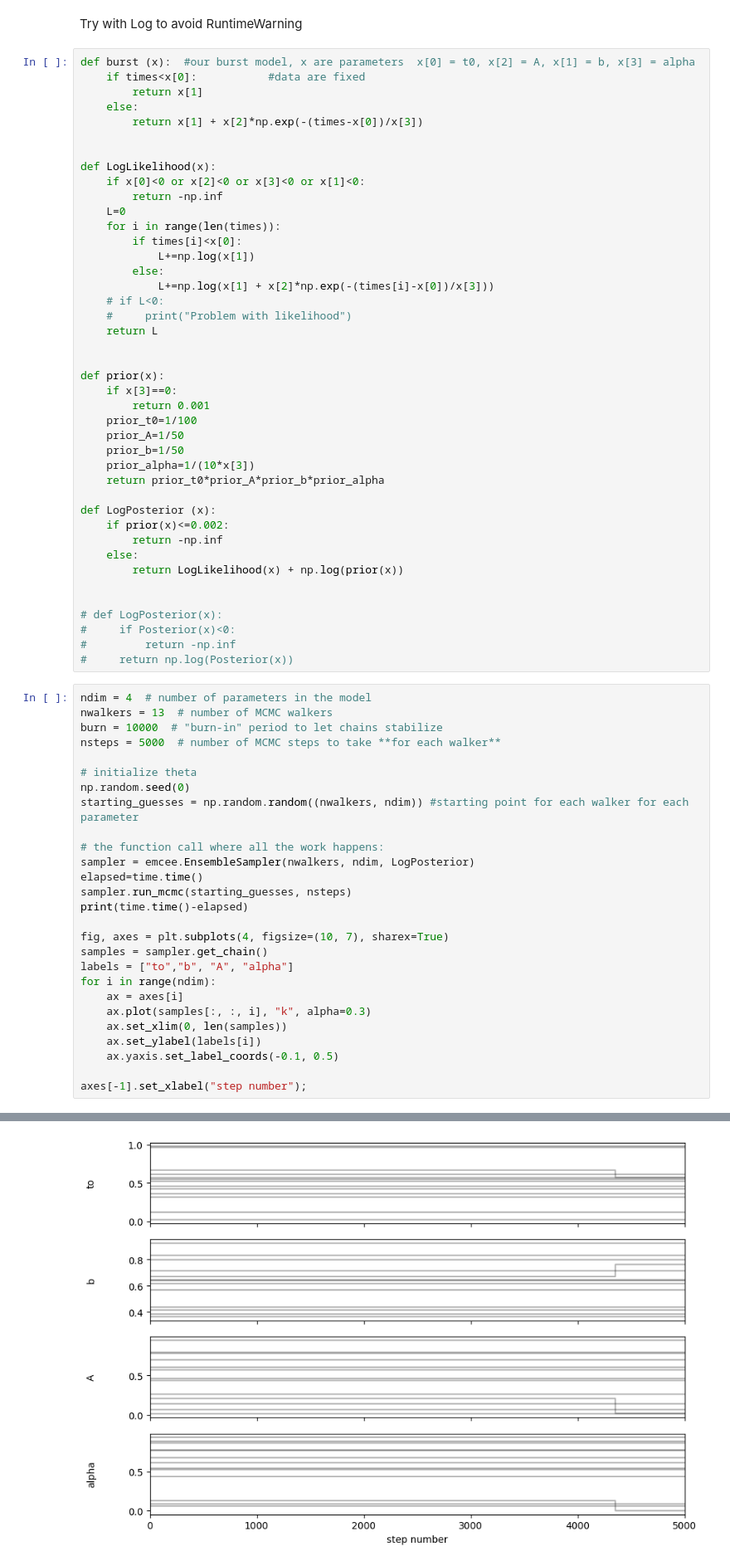
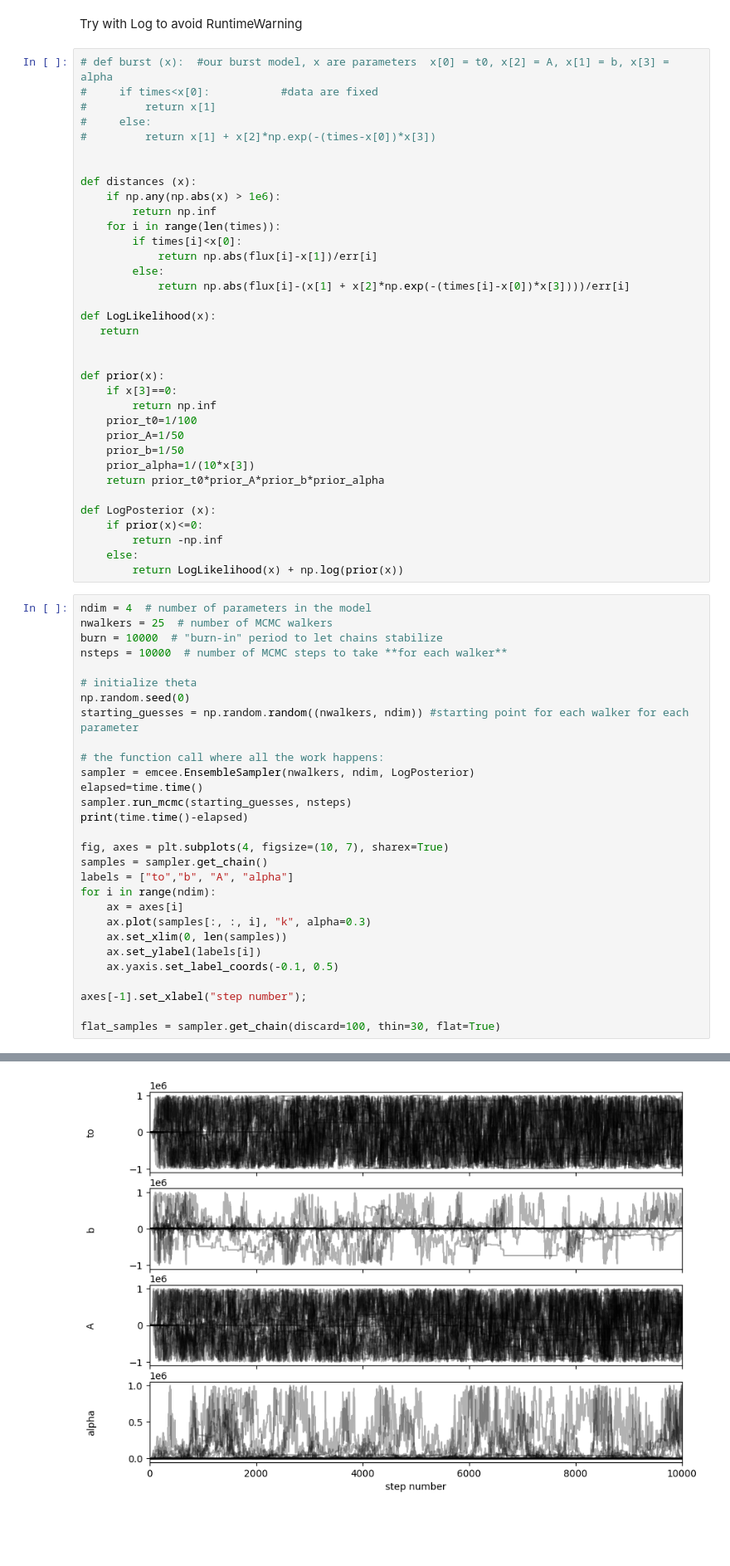
Before and after one commit to Sofiadossena/astrostatistics_bicocca_2025, a Jupyter notebook: working/Transient.ipynb, the cells around one changed output, grey strips where cells are left out. Shown at 83% size. Cells and saved outputs as stored; diff of their text form; blank space fills up the shorter version.

```diff
--- a/working/Transient.ipynb
+++ b/working/Transient.ipynb
@@ -21,30 +22,29 @@ plt.show()
 # %% [markdown]
 Try with Log to avoid RuntimeWarning
 # %%
-def burst (x):  #our burst model, x are parameters  x[0] = t0, x[2] = A, x[1] = b, x[3] = alpha
-    if times<x[0]:           #data are fixed
-        return x[1]
-    else:
-        return x[1] + x[2]*np.exp(-(times-x[0])/x[3])
+# def burst (x):  #our burst model, x are parameters  x[0] = t0, x[2] = A, x[1] = b, x[3] = alpha
+#     if times<x[0]:           #data are fixed
+#         return x[1]
+#     else:
+#         return x[1] + x[2]*np.exp(-(times-x[0])*x[3])
 
 
-def LogLikelihood(x):
-    if x[0]<0 or x[2]<0 or x[3]<0 or x[1]<0:
-        return -np.inf
-    L=0
+def distances (x):
+    if np.any(np.abs(x) > 1e6):
+        return np.inf
     for i in range(len(times)):
         if times[i]<x[0]:
-            L+=np.log(x[1])
+            return np.abs(flux[i]-x[1])/err[i]
         else:
-            L+=np.log(x[1] + x[2]*np.exp(-(times[i]-x[0])/x[3]))
-    # if L<0:
-    #     print("Problem with likelihood")
-    return L
+            return np.abs(flux[i]-(x[1] + x[2]*np.exp(-(times[i]-x[0])*x[3])))/err[i]
+
+def LogLikelihood(x):
+   return
 
 
 def prior(x):
     if x[3]==0:
-        return 0.001
+        return np.inf
     prior_t0=1/100
     prior_A=1/50
     prior_b=1/50
@@ -52,21 +52,15 @@ def prior(x):
     return prior_t0*prior_A*prior_b*prior_alpha
 
 def LogPosterior (x):
-    if prior(x)<=0.002:
+    if prior(x)<=0:
         return -np.inf
     else:
         return LogLikelihood(x) + np.log(prior(x))
-
-
-# def LogPosterior(x):
-#     if Posterior(x)<0:
-#         return -np.inf
-#     return np.log(Posterior(x))
 # %%
 ndim = 4  # number of parameters in the model
-nwalkers = 13  # number of MCMC walkers
+nwalkers = 25  # number of MCMC walkers
 burn = 10000  # "burn-in" period to let chains stabilize
-nsteps = 5000  # number of MCMC steps to take **for each walker**
+nsteps = 10000  # number of MCMC steps to take **for each walker**
 
 # initialize theta
 np.random.seed(0)
@@ -89,4 +83,6 @@ for i in range(ndim):
     ax.yaxis.set_label_coords(-0.1, 0.5)
 
 axes[-1].set_xlabel("step number");
+
+flat_samples = sampler.get_chain(discard=100, thin=30, flat=True)
 # %% [output]
@@ -94 +91 @@ axes[-1].set_xlabel("step number");
-[figure, old version]
+[figure, new version]
```
Also changed, not shown: parts of 3 cells of this notebook.
